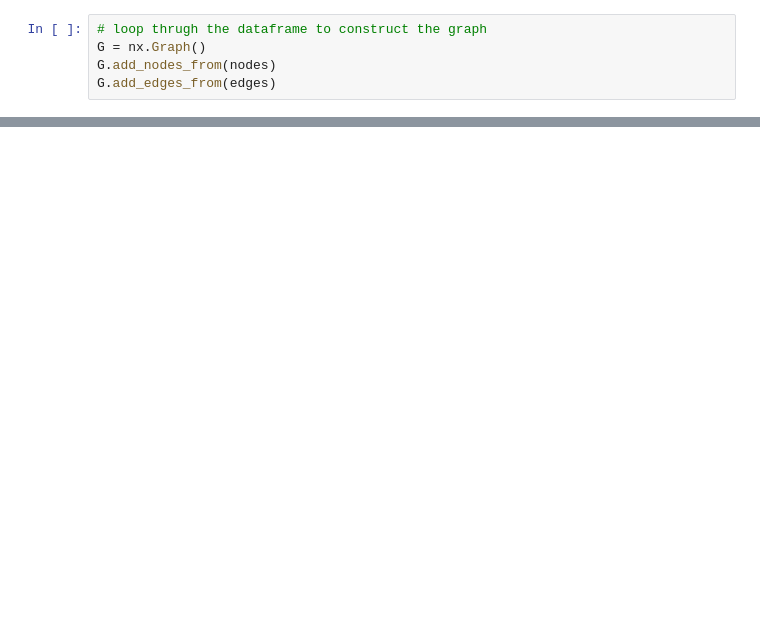
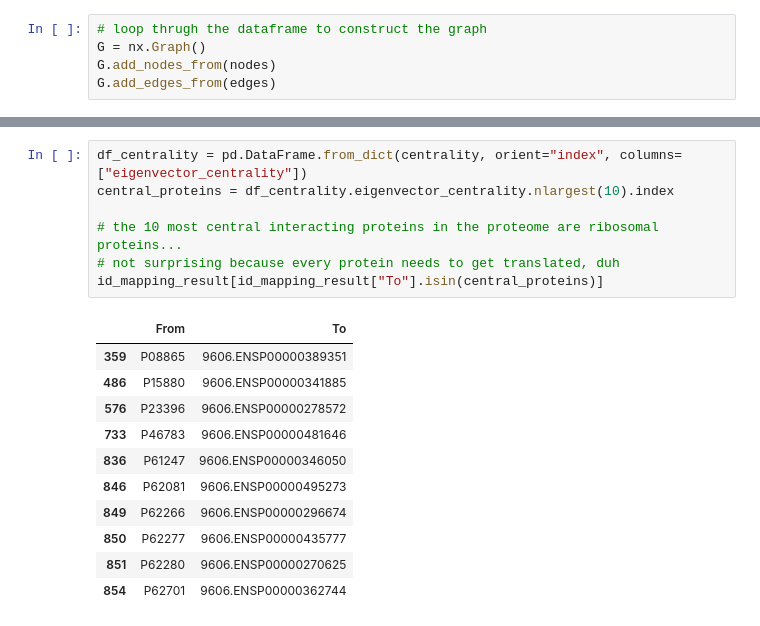
Before and after one commit to buijt/hello-string-network-analysis, a Jupyter notebook: hello_network_analysis.ipynb, the cells around one changed output, grey strips where cells are left out. Cells and saved outputs as stored; diff of their text form; blank space fills up the shorter version.

```diff
--- a/hello_network_analysis.ipynb
+++ b/hello_network_analysis.ipynb
@@ -104,0 +135,19 @@ nx.draw(G, with_labels=False, font_weight='bold')
+# %%
+df_centrality = pd.DataFrame.from_dict(centrality, orient="index", columns=["eigenvector_centrality"])
+central_proteins = df_centrality.eigenvector_centrality.nlargest(10).index
+
+# the 10 most central interacting proteins in the proteome are ribosomal proteins...
+# not surprising because every protein needs to get translated, duh
+id_mapping_result[id_mapping_result["To"].isin(central_proteins)]
+# %% [output]
+|  | From | To |
+| 359 | P08865 | 9606.ENSP00000389351 |
+| 486 | P15880 | 9606.ENSP00000341885 |
+| 576 | P23396 | 9606.ENSP00000278572 |
+| 733 | P46783 | 9606.ENSP00000481646 |
+| 836 | P61247 | 9606.ENSP00000346050 |
+| 846 | P62081 | 9606.ENSP00000495273 |
+| 849 | P62266 | 9606.ENSP00000296674 |
+| 850 | P62277 | 9606.ENSP00000435777 |
+| 851 | P62280 | 9606.ENSP00000270625 |
+| 854 | P62701 | 9606.ENSP00000362744 |
```
Also changed, not shown: parts of 8 cells of this notebook.
